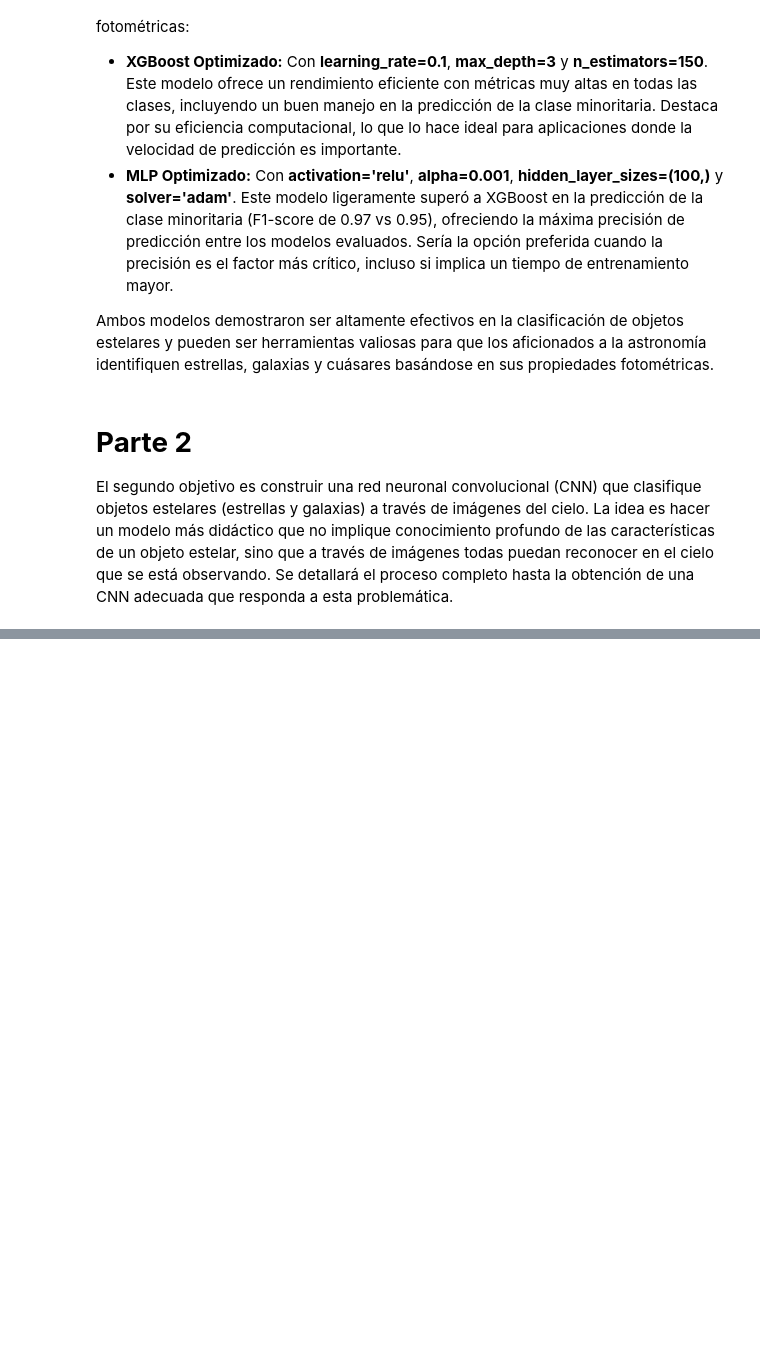
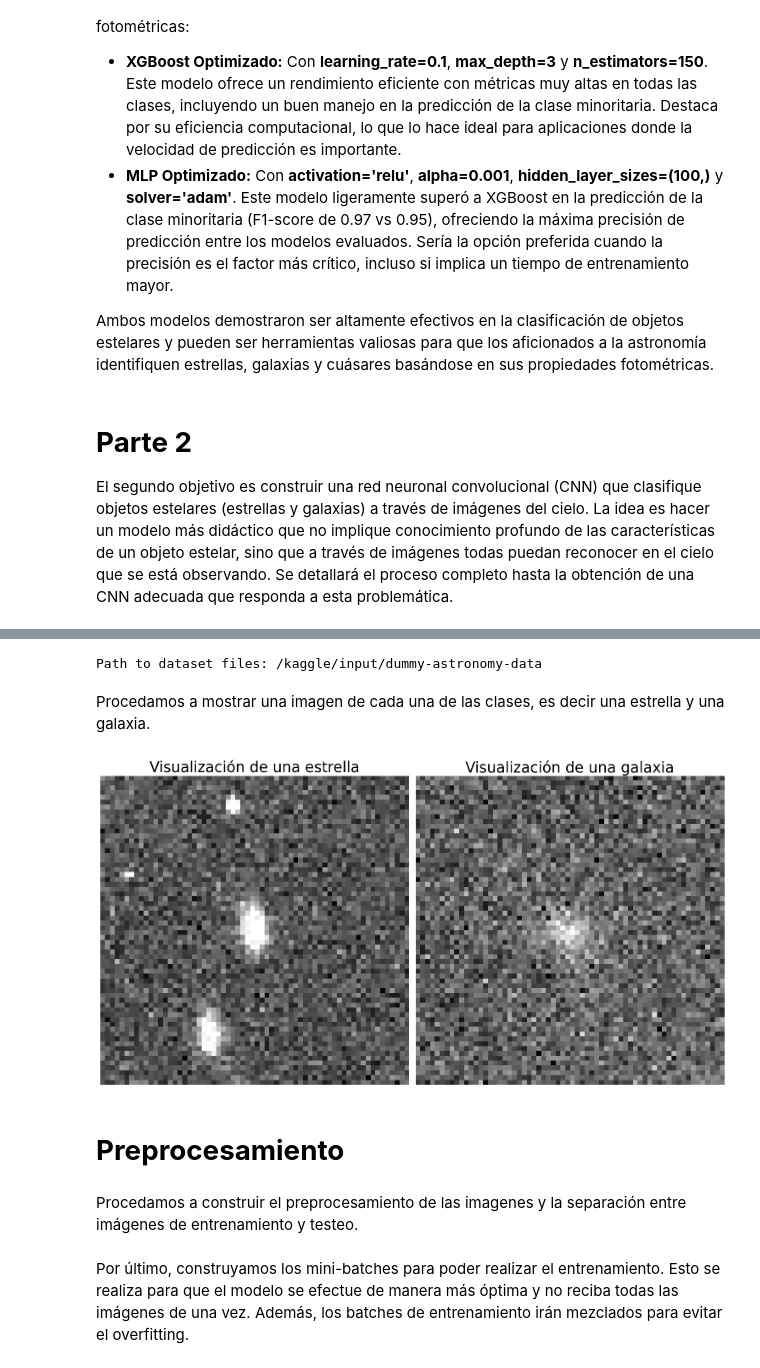
Before and after one commit to Kevin2558/Data_Science_Borrador, a Jupyter notebook: 10_Proyecto_Final/Opcion_2/Borrador.ipynb, the cells around one changed output, grey strips where cells are left out. Saved outputs shown, nothing was run; the diff lists cells and outputs as text; code cells hidden in the pictures; blank space fills up the shorter version.

```diff
--- a/10_Proyecto_Final/Opcion_2/Borrador.ipynb
+++ b/10_Proyecto_Final/Opcion_2/Borrador.ipynb
@@ -1085,0 +1113,42 @@ El segundo objetivo es construir una red neuronal convolucional (CNN) que clasif
+# %%
+import kagglehub
+
+# Download latest version
+path = kagglehub.dataset_download("divyansh22/dummy-astronomy-data")
+
+print("Path to dataset files:", path)
+# %% [output]
+Path to dataset files: /kaggle/input/dummy-astronomy-data
+# %% [markdown]
+Procedamos a mostrar una imagen de cada una de las clases, es decir una estrella y una galaxia.
+# %%
+import os
+
+dataset_path = path + "/Cutout Files"
+
+star_path = os.path.join(dataset_path, 'star')
+galaxy_path = os.path.join(dataset_path, 'galaxy')
+
+star_images = [os.path.join(star_path, img) for img in os.listdir(star_path) if img.endswith('.jpg')]
+galaxy_images = [os.path.join(galaxy_path, img) for img in os.listdir(galaxy_path) if img.endswith('.jpg')]
+
+img_star = Image.open(star_images[0])
+img_galaxy = Image.open(galaxy_images[0])
+
+fig, axes = plt.subplots(1, 2, figsize=(15, 10))
+axes = axes.flatten()
+name = ["estrella", "galaxia"]
+
+for i, img in enumerate([img_star, img_galaxy]):
+    axes[i].imshow(img)
+    axes[i].set_title(f"Visualización de una {name[i]}", fontsize=25)
+    axes[i].axis('off')
+
+plt.tight_layout()
+plt.show()
+# %% [output]
+[figure, added]
+# %% [markdown]
+# **Preprocesamiento**
+# %% [markdown]
+Procedamos a construir el preprocesamiento de las imagenes y la separación entre imágenes de entrenamiento y testeo.
@@ -1085,0 +1178,2 @@ El segundo objetivo es construir una red neuronal convolucional (CNN) que clasif
+# %% [markdown]
+Por último, construyamos los mini-batches para poder realizar el entrenamiento. Esto se realiza para que el modelo se efectue de manera más óptima y no reciba todas las imágenes de una vez. Además, los batches de entrenamiento irán mezclados para evitar el overfitting.
```
Also changed, not shown: parts of 25 cells of this notebook.
